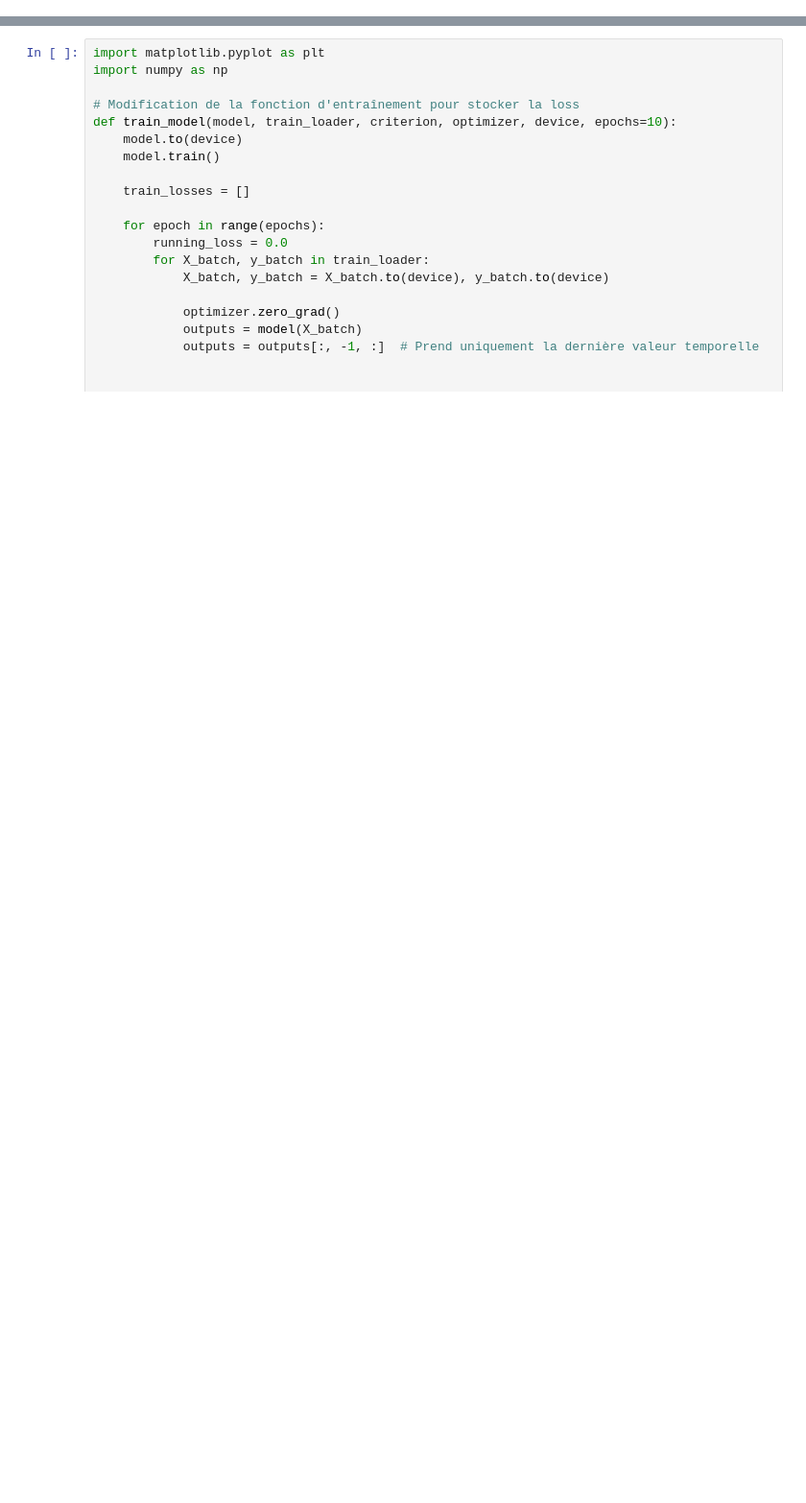
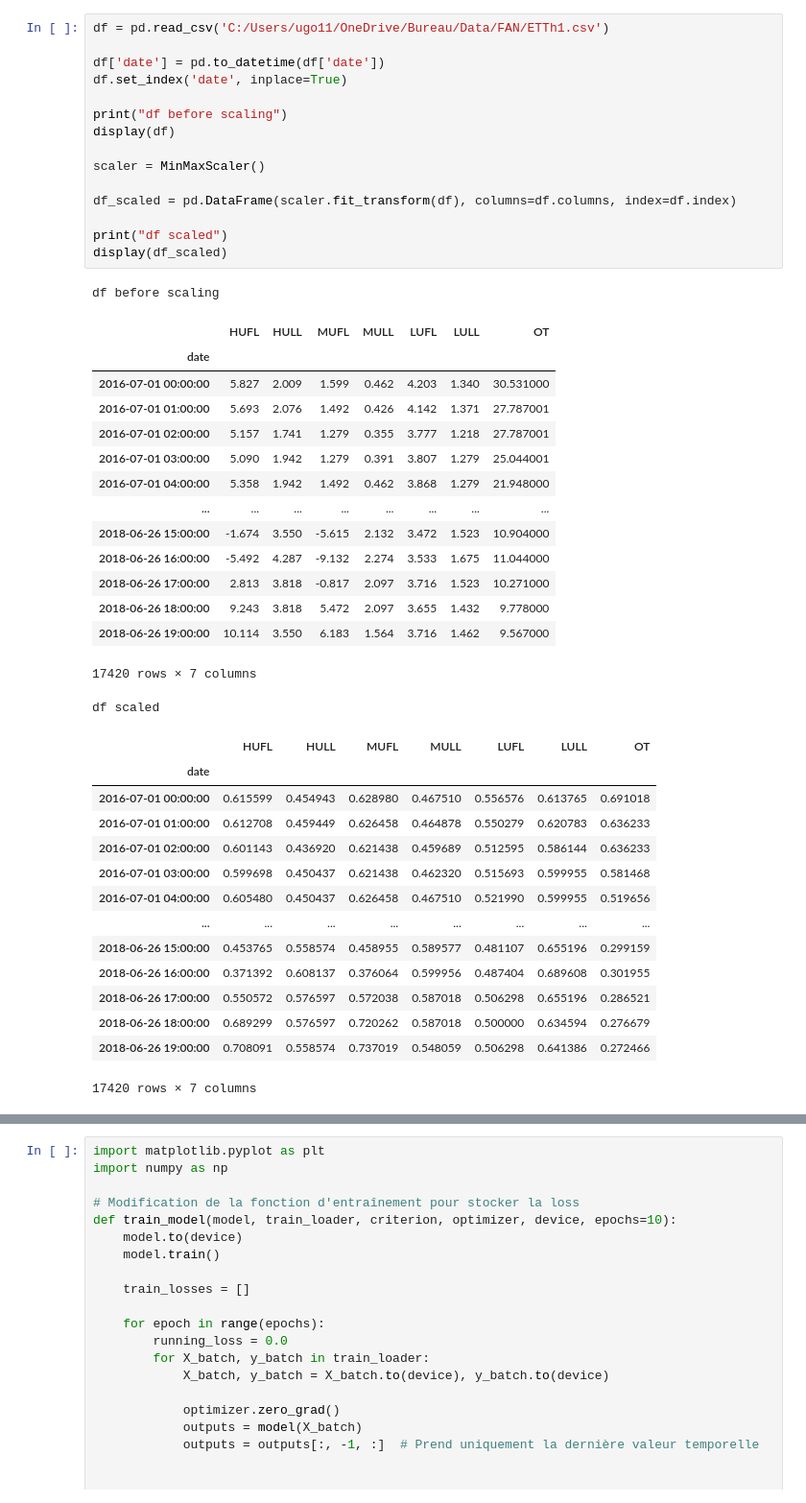
Before and after one commit to ugom2002/FAN, a Jupyter notebook: FAN_vs_MLP.ipynb, the cells around one changed output, grey strips where cells are left out. Shown at 96% size. Saved outputs shown, nothing was run; the diff lists cells and outputs as text; blank space fills up the shorter version.

```diff
--- a/FAN_vs_MLP.ipynb
+++ b/FAN_vs_MLP.ipynb
@@ -16 +36,47 @@ import os
+# %%
+df = pd.read_csv('C:/Users/ugo11/OneDrive/Bureau/Data/FAN/ETTh1.csv')
+
+df['date'] = pd.to_datetime(df['date'])
+df.set_index('date', inplace=True)
+
+print("df before scaling")
+display(df)
+
+scaler = MinMaxScaler()
+
+df_scaled = pd.DataFrame(scaler.fit_transform(df), columns=df.columns, index=df.index)
+
+print("df scaled")
+display(df_scaled)
+# %% [output]
+df before scaling
+|  | HUFL | HULL | MUFL | MULL | LUFL | LULL | OT |
+| date |  |  |  |  |  |  |  |
+| 2016-07-01 00:00:00 | 5.827 | 2.009 | 1.599 | 0.462 | 4.203 | 1.340 | 30.531000 |
+| 2016-07-01 01:00:00 | 5.693 | 2.076 | 1.492 | 0.426 | 4.142 | 1.371 | 27.787001 |
+| 2016-07-01 02:00:00 | 5.157 | 1.741 | 1.279 | 0.355 | 3.777 | 1.218 | 27.787001 |
+| 2016-07-01 03:00:00 | 5.090 | 1.942 | 1.279 | 0.391 | 3.807 | 1.279 | 25.044001 |
+| 2016-07-01 04:00:00 | 5.358 | 1.942 | 1.492 | 0.462 | 3.868 | 1.279 | 21.948000 |
+| ... | ... | ... | ... | ... | ... | ... | ... |
+| 2018-06-26 15:00:00 | -1.674 | 3.550 | -5.615 | 2.132 | 3.472 | 1.523 | 10.904000 |
+| 2018-06-26 16:00:00 | -5.492 | 4.287 | -9.132 | 2.274 | 3.533 | 1.675 | 11.044000 |
+| 2018-06-26 17:00:00 | 2.813 | 3.818 | -0.817 | 2.097 | 3.716 | 1.523 | 10.271000 |
+| 2018-06-26 18:00:00 | 9.243 | 3.818 | 5.472 | 2.097 | 3.655 | 1.432 | 9.778000 |
+| 2018-06-26 19:00:00 | 10.114 | 3.550 | 6.183 | 1.564 | 3.716 | 1.462 | 9.567000 |
+17420 rows × 7 columns
+df scaled
+|  | HUFL | HULL | MUFL | MULL | LUFL | LULL | OT |
+| date |  |  |  |  |  |  |  |
+| 2016-07-01 00:00:00 | 0.615599 | 0.454943 | 0.628980 | 0.467510 | 0.556576 | 0.613765 | 0.691018 |
+| 2016-07-01 01:00:00 | 0.612708 | 0.459449 | 0.626458 | 0.464878 | 0.550279 | 0.620783 | 0.636233 |
+| 2016-07-01 02:00:00 | 0.601143 | 0.436920 | 0.621438 | 0.459689 | 0.512595 | 0.586144 | 0.636233 |
+| 2016-07-01 03:00:00 | 0.599698 | 0.450437 | 0.621438 | 0.462320 | 0.515693 | 0.599955 | 0.581468 |
+| 2016-07-01 04:00:00 | 0.605480 | 0.450437 | 0.626458 | 0.467510 | 0.521990 | 0.599955 | 0.519656 |
+| ... | ... | ... | ... | ... | ... | ... | ... |
+| 2018-06-26 15:00:00 | 0.453765 | 0.558574 | 0.458955 | 0.589577 | 0.481107 | 0.655196 | 0.299159 |
+| 2018-06-26 16:00:00 | 0.371392 | 0.608137 | 0.376064 | 0.599956 | 0.487404 | 0.689608 | 0.301955 |
+| 2018-06-26 17:00:00 | 0.550572 | 0.576597 | 0.572038 | 0.587018 | 0.506298 | 0.655196 | 0.286521 |
+| 2018-06-26 18:00:00 | 0.689299 | 0.576597 | 0.720262 | 0.587018 | 0.500000 | 0.634594 | 0.276679 |
+| 2018-06-26 19:00:00 | 0.708091 | 0.558574 | 0.737019 | 0.548059 | 0.506298 | 0.641386 | 0.272466 |
+17420 rows × 7 columns
 # %%
```
Also changed, not shown: parts of 11 cells of this notebook.
